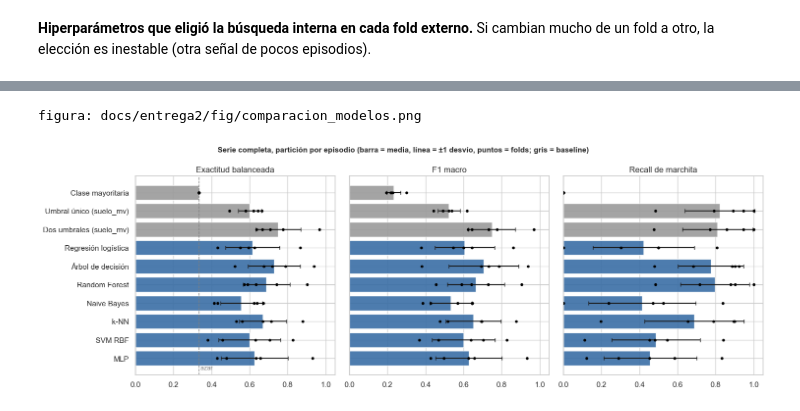
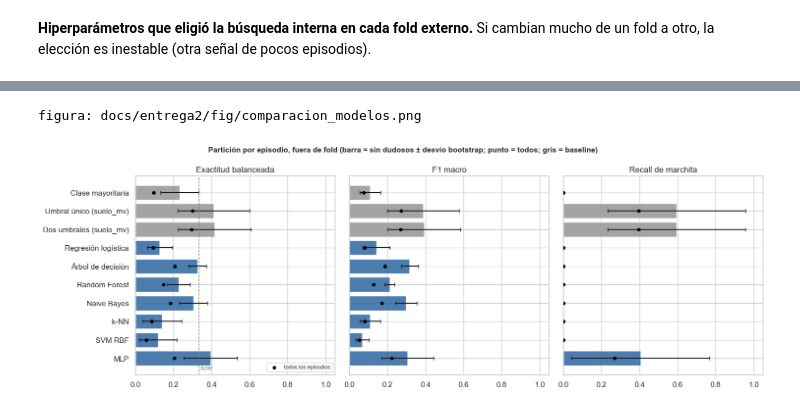
Before and after one commit to phillipbowles/IA_Ruperto, a Jupyter notebook: notebooks/03_modelos.ipynb, the cells around one changed output, grey strips where cells are left out. Cells and saved outputs as stored; diff of their text form; code cells hidden in the pictures.

```diff
--- a/notebooks/03_modelos.ipynb
+++ b/notebooks/03_modelos.ipynb
@@ -416,20 +390,21 @@ MLP                          37.8 s
 # %%
-METRICAS = ["exactitud_bal", "f1_macro", "recall_marchita", "roc_auc_ovr"]
+METRICAS = ["exactitud_bal", "f1_macro", "recall_marchita"]
 
 
 def tabla_metricas(res_por_modelo):
     filas = {}
     for n, r in res_por_modelo.items():
-        f = r["folds"]
-        filas[n] = {m: f"{f[m].mean():.3f} ± {f[m].std(ddof=0):.3f}" if f[m].notna().all() else "n/d"
-                    for m in METRICAS}
+        m = r["metricas"]
+        filas[n] = {(mk, met): f"{m[(mk, met)]:.3f} ± {m[(mk, met + ' (desvío)')]:.3f}"
+                    for mk in MASCARAS_EV for met in METRICAS}
+        for mk in MASCARAS_EV:
+            filas[n][(mk, "roc_auc_ovr")] = f"{m[(mk, 'roc_auc_ovr')]:.3f}" if np.isfinite(m[(mk, "roc_auc_ovr")]) else "n/d"
     return pd.DataFrame(filas).T
 
 
-print(f"Serie completa · {df.episodio_id.nunique()} episodios · StratifiedGroupKFold k={K_EXTERNO} "
-      f"(media ± desvío entre folds)")
+print(f"{df.episodio_id.nunique()} episodios · StratifiedGroupKFold k={K_EXTERNO} · predicciones fuera de fold "
+      f"juntas (± desvío bootstrap por episodio)")
 tabla_cv = tabla_metricas(resultados)
 display(tabla_cv)
-
-resumen_cv = pd.DataFrame({n: resumir(r) for n, r in resultados.items()}).T
+resumen_cv = pd.DataFrame({n: r["metricas"] for n, r in resultados.items()}).T
 # %% [output]
@@ -470,29 +446,28 @@ display(pd.DataFrame({n: [describir(p) for p in r["elegidos"]] for n, r in resul
 # %%
 orden = list(MODELOS)
 fig, axes = plt.subplots(1, 3, figsize=(15, 5.2), sharey=True)
-for ax, m, titulo in zip(axes, ["exactitud_bal", "f1_macro", "recall_marchita"],
-                         ["Exactitud balanceada", "F1 macro", "Recall de marchita"]):
-    medias = [resultados[n]["folds"][m].mean() for n in orden]
-    desv = [resultados[n]["folds"][m].std(ddof=0) for n in orden]
+for ax, m, titulo in zip(axes, METRICAS, ["Exactitud balanceada", "F1 macro", "Recall de marchita"]):
+    medias = [resumen_cv.loc[n, ("sin dudosos", m)] for n in orden]
+    desv = [resumen_cv.loc[n, ("sin dudosos", f"{m} (desvío)")] for n in orden]
     colores = ["#9a9a9a" if ES_BASELINE[n] else "#3a6ea5" for n in orden]
     ax.barh(orden, medias, xerr=desv, color=colores, capsize=3, alpha=0.9)
-    for i, n in enumerate(orden):
-        pts = resultados[n]["folds"][m]
-        ax.scatter(pts, np.full(len(pts), i), s=10, color="black", zorder=3)
+    ax.scatter([resumen_cv.loc[n, ("todos", m)] for n in orden], range(len(orden)), s=18, color="black",
+               zorder=3, label="todos los episodios")
     if m == "exactitud_bal":
         ax.axvline(1 / 3, ls="--", color="gray", lw=1)
         ax.text(1 / 3, len(orden) - 0.4, " azar", color="gray", fontsize=9)
     ax.set_xlim(0, 1.05)
     ax.set_title(titulo)
 axes[0].invert_yaxis()
-fig.suptitle("Serie completa, partición por episodio (barra = media, línea = ±1 desvío, puntos = folds; "
+axes[0].legend(fontsize=8, loc="lower right")
+fig.suptitle("Partición por episodio, fuera de fold (barra = sin dudosos ± desvío bootstrap; punto = todos; "
              "gris = baseline)", fontweight="bold", fontsize=11)
 fig.tight_layout()
 guardar(fig, "comparacion_modelos.png")
 plt.show()
 # %% [output]
 figura: docs/entrega2/fig/comparacion_modelos.png
-[figure, old version]
+[figure, new version]
 # %%
 fig, axes = plt.subplots(2, 5, figsize=(19, 7.6))
 for ax, n in zip(axes.flat, orden):
```
Also changed, not shown: parts of 112 cells of this notebook, 39 other files.
